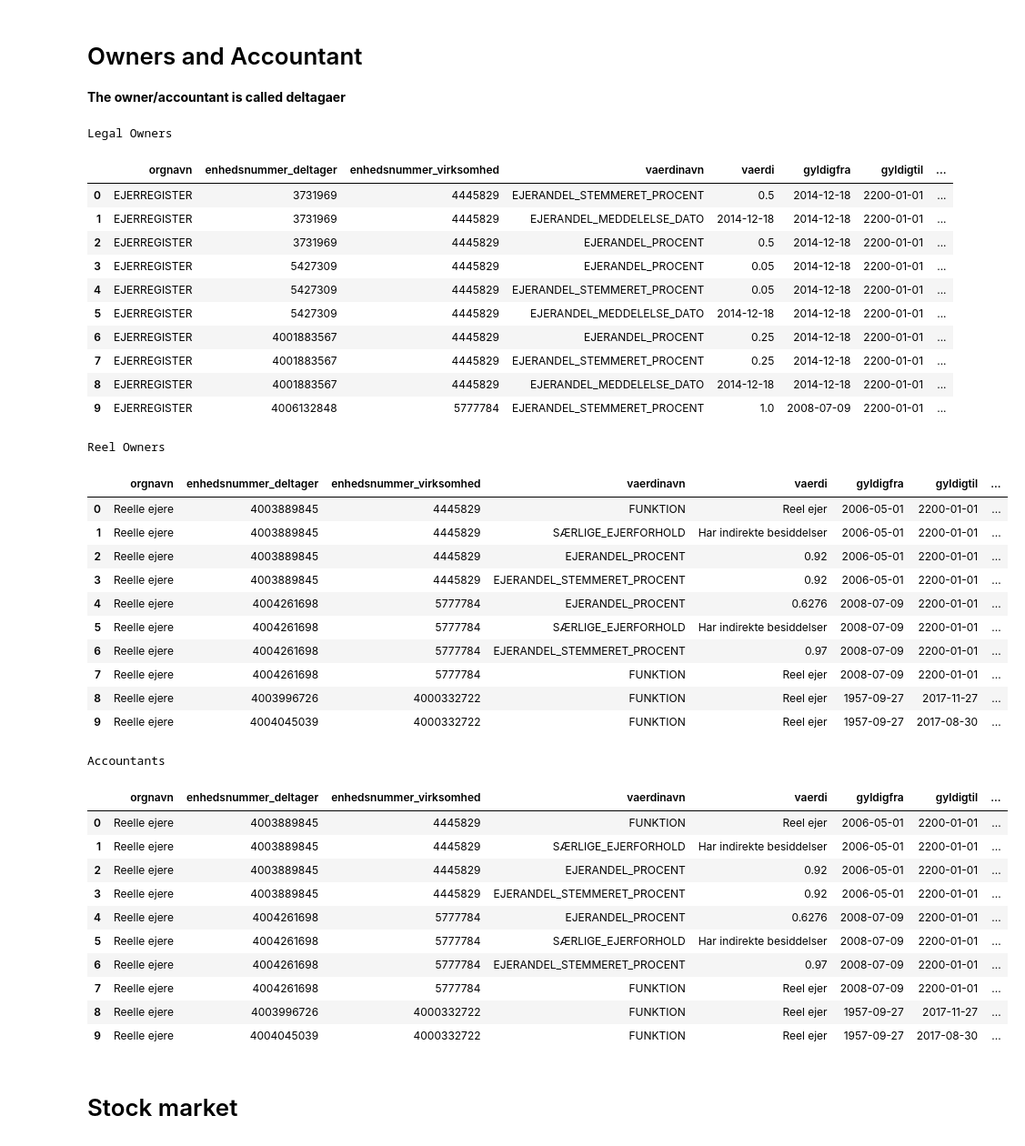
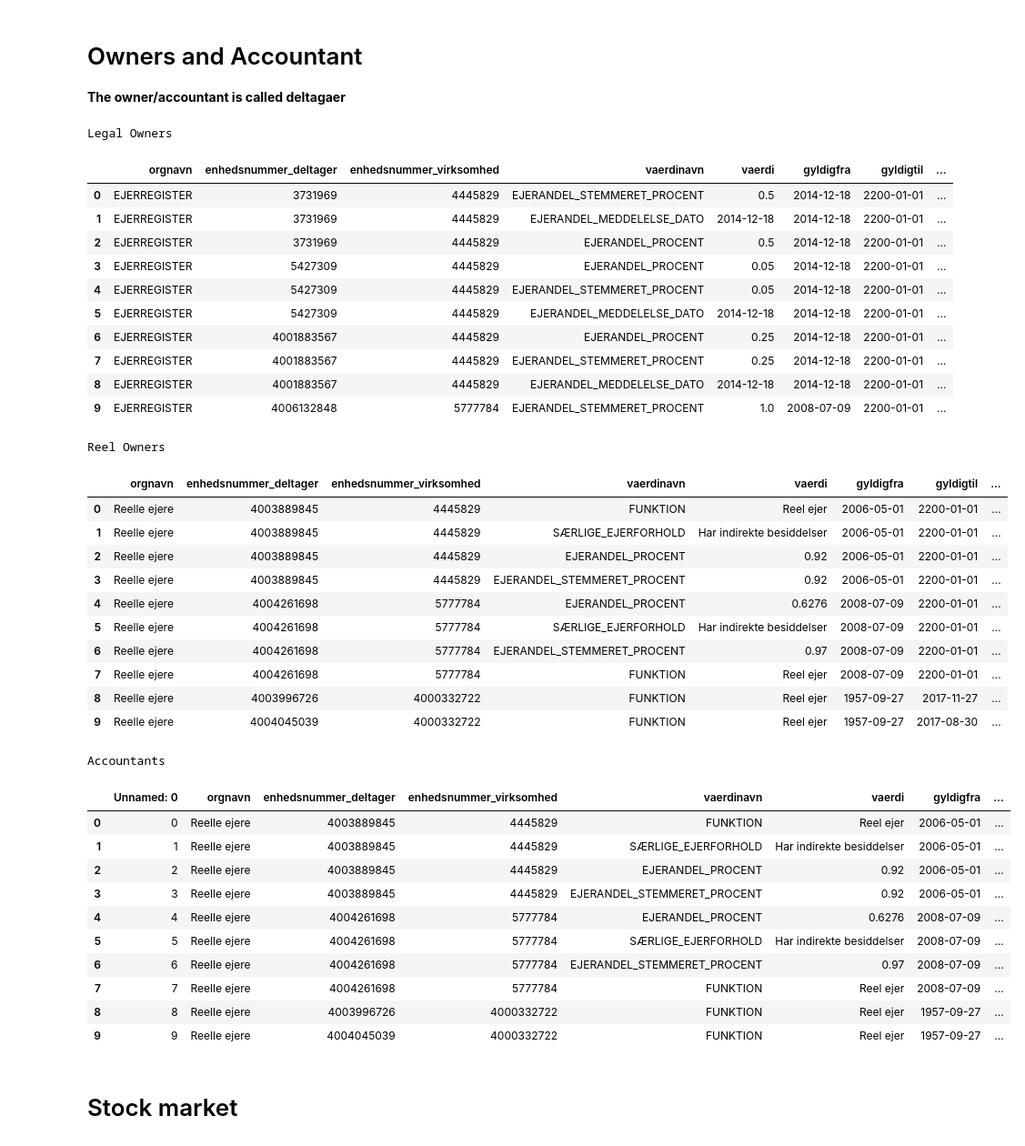
Before and after one commit to gronlund/HelloWorld, a Jupyter notebook: notebooks/tilvibe.ipynb, the cells around one changed output. Shown: that part at 91% size. Saved outputs shown, nothing was run; the diff lists cells and outputs as text; code cells hidden in the pictures.

Commit message:
revisor fixed

```diff
--- a/notebooks/tilvibe.ipynb
+++ b/notebooks/tilvibe.ipynb
@@ -136,45 +136,45 @@ print("Reel Owners")
 df_reel = pd.read_csv('reelle_ejere.csv')
 display(df_reel.head(10))
 print("Accountants")
-df_revisor = pd.read_csv('revisor.csv')
+df_revisor = pd.read_csv('df_revisor.csv')
 display(df_revisor.head(10))
 # %% [output]
 Legal Owners
 |  | orgnavn | enhedsnummer_deltager | enhedsnummer_virksomhed | vaerdinavn | vaerdi | gyldigfra | gyldigtil | ... |
 | 0 | EJERREGISTER | 3731969 | 4445829 | EJERANDEL_STEMMERET_PROCENT | 0.5 | 2014-12-18 | 2200-01-01 | ... |
 | 1 | EJERREGISTER | 3731969 | 4445829 | EJERANDEL_MEDDELELSE_DATO | 2014-12-18 | 2014-12-18 | 2200-01-01 | ... |
 | 2 | EJERREGISTER | 3731969 | 4445829 | EJERANDEL_PROCENT | 0.5 | 2014-12-18 | 2200-01-01 | ... |
 | 3 | EJERREGISTER | 5427309 | 4445829 | EJERANDEL_PROCENT | 0.05 | 2014-12-18 | 2200-01-01 | ... |
 | 4 | EJERREGISTER | 5427309 | 4445829 | EJERANDEL_STEMMERET_PROCENT | 0.05 | 2014-12-18 | 2200-01-01 | ... |
 | 5 | EJERREGISTER | 5427309 | 4445829 | EJERANDEL_MEDDELELSE_DATO | 2014-12-18 | 2014-12-18 | 2200-01-01 | ... |
 | 6 | EJERREGISTER | 4001883567 | 4445829 | EJERANDEL_PROCENT | 0.25 | 2014-12-18 | 2200-01-01 | ... |
 | 7 | EJERREGISTER | 4001883567 | 4445829 | EJERANDEL_STEMMERET_PROCENT | 0.25 | 2014-12-18 | 2200-01-01 | ... |
 | 8 | EJERREGISTER | 4001883567 | 4445829 | EJERANDEL_MEDDELELSE_DATO | 2014-12-18 | 2014-12-18 | 2200-01-01 | ... |
 | 9 | EJERREGISTER | 4006132848 | 5777784 | EJERANDEL_STEMMERET_PROCENT | 1.0 | 2008-07-09 | 2200-01-01 | ... |
 Reel Owners
 |  | orgnavn | enhedsnummer_deltager | enhedsnummer_virksomhed | vaerdinavn | vaerdi | gyldigfra | gyldigtil | ... |
 | 0 | Reelle ejere | 4003889845 | 4445829 | FUNKTION | Reel ejer | 2006-05-01 | 2200-01-01 | ... |
 | 1 | Reelle ejere | 4003889845 | 4445829 | SÆRLIGE_EJERFORHOLD | Har indirekte besiddelser | 2006-05-01 | 2200-01-01 | ... |
 | 2 | Reelle ejere | 4003889845 | 4445829 | EJERANDEL_PROCENT | 0.92 | 2006-05-01 | 2200-01-01 | ... |
 | 3 | Reelle ejere | 4003889845 | 4445829 | EJERANDEL_STEMMERET_PROCENT | 0.92 | 2006-05-01 | 2200-01-01 | ... |
 | 4 | Reelle ejere | 4004261698 | 5777784 | EJERANDEL_PROCENT | 0.6276 | 2008-07-09 | 2200-01-01 | ... |
 | 5 | Reelle ejere | 4004261698 | 5777784 | SÆRLIGE_EJERFORHOLD | Har indirekte besiddelser | 2008-07-09 | 2200-01-01 | ... |
 | 6 | Reelle ejere | 4004261698 | 5777784 | EJERANDEL_STEMMERET_PROCENT | 0.97 | 2008-07-09 | 2200-01-01 | ... |
 | 7 | Reelle ejere | 4004261698 | 5777784 | FUNKTION | Reel ejer | 2008-07-09 | 2200-01-01 | ... |
 | 8 | Reelle ejere | 4003996726 | 4000332722 | FUNKTION | Reel ejer | 1957-09-27 | 2017-11-27 | ... |
 | 9 | Reelle ejere | 4004045039 | 4000332722 | FUNKTION | Reel ejer | 1957-09-27 | 2017-08-30 | ... |
 Accountants
-|  | orgnavn | enhedsnummer_deltager | enhedsnummer_virksomhed | vaerdinavn | vaerdi | gyldigfra | gyldigtil | ... |
-| 0 | Reelle ejere | 4003889845 | 4445829 | FUNKTION | Reel ejer | 2006-05-01 | 2200-01-01 | ... |
-| 1 | Reelle ejere | 4003889845 | 4445829 | SÆRLIGE_EJERFORHOLD | Har indirekte besiddelser | 2006-05-01 | 2200-01-01 | ... |
-| 2 | Reelle ejere | 4003889845 | 4445829 | EJERANDEL_PROCENT | 0.92 | 2006-05-01 | 2200-01-01 | ... |
-| 3 | Reelle ejere | 4003889845 | 4445829 | EJERANDEL_STEMMERET_PROCENT | 0.92 | 2006-05-01 | 2200-01-01 | ... |
-| 4 | Reelle ejere | 4004261698 | 5777784 | EJERANDEL_PROCENT | 0.6276 | 2008-07-09 | 2200-01-01 | ... |
-| 5 | Reelle ejere | 4004261698 | 5777784 | SÆRLIGE_EJERFORHOLD | Har indirekte besiddelser | 2008-07-09 | 2200-01-01 | ... |
-| 6 | Reelle ejere | 4004261698 | 5777784 | EJERANDEL_STEMMERET_PROCENT | 0.97 | 2008-07-09 | 2200-01-01 | ... |
-| 7 | Reelle ejere | 4004261698 | 5777784 | FUNKTION | Reel ejer | 2008-07-09 | 2200-01-01 | ... |
-| 8 | Reelle ejere | 4003996726 | 4000332722 | FUNKTION | Reel ejer | 1957-09-27 | 2017-11-27 | ... |
-| 9 | Reelle ejere | 4004045039 | 4000332722 | FUNKTION | Reel ejer | 1957-09-27 | 2017-08-30 | ... |
+|  | Unnamed: 0 | orgnavn | enhedsnummer_deltager | enhedsnummer_virksomhed | vaerdinavn | vaerdi | gyldigfra | ... |
+| 0 | 0 | Reelle ejere | 4003889845 | 4445829 | FUNKTION | Reel ejer | 2006-05-01 | ... |
+| 1 | 1 | Reelle ejere | 4003889845 | 4445829 | SÆRLIGE_EJERFORHOLD | Har indirekte besiddelser | 2006-05-01 | ... |
+| 2 | 2 | Reelle ejere | 4003889845 | 4445829 | EJERANDEL_PROCENT | 0.92 | 2006-05-01 | ... |
+| 3 | 3 | Reelle ejere | 4003889845 | 4445829 | EJERANDEL_STEMMERET_PROCENT | 0.92 | 2006-05-01 | ... |
+| 4 | 4 | Reelle ejere | 4004261698 | 5777784 | EJERANDEL_PROCENT | 0.6276 | 2008-07-09 | ... |
+| 5 | 5 | Reelle ejere | 4004261698 | 5777784 | SÆRLIGE_EJERFORHOLD | Har indirekte besiddelser | 2008-07-09 | ... |
+| 6 | 6 | Reelle ejere | 4004261698 | 5777784 | EJERANDEL_STEMMERET_PROCENT | 0.97 | 2008-07-09 | ... |
+| 7 | 7 | Reelle ejere | 4004261698 | 5777784 | FUNKTION | Reel ejer | 2008-07-09 | ... |
+| 8 | 8 | Reelle ejere | 4003996726 | 4000332722 | FUNKTION | Reel ejer | 1957-09-27 | ... |
+| 9 | 9 | Reelle ejere | 4004045039 | 4000332722 | FUNKTION | Reel ejer | 1957-09-27 | ... |
 # %% [markdown]
 # Stock market
 # %%
```
Also changed, not shown: 1 other file.
